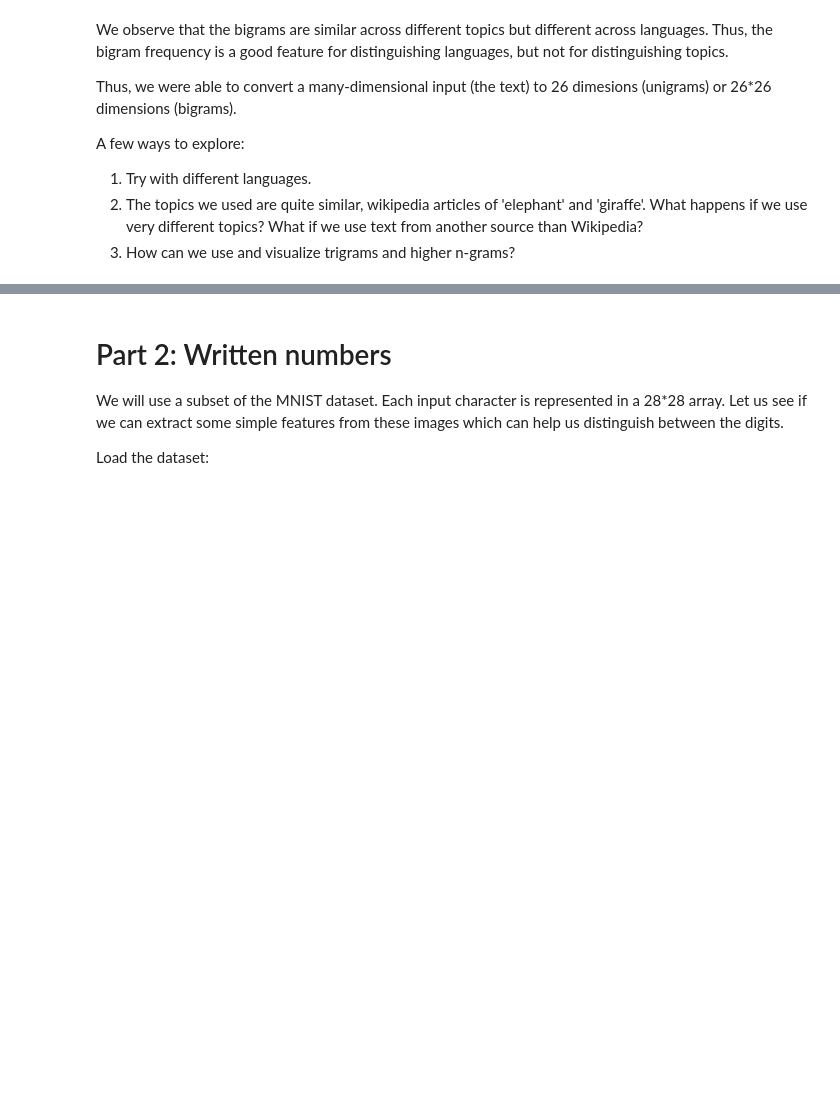
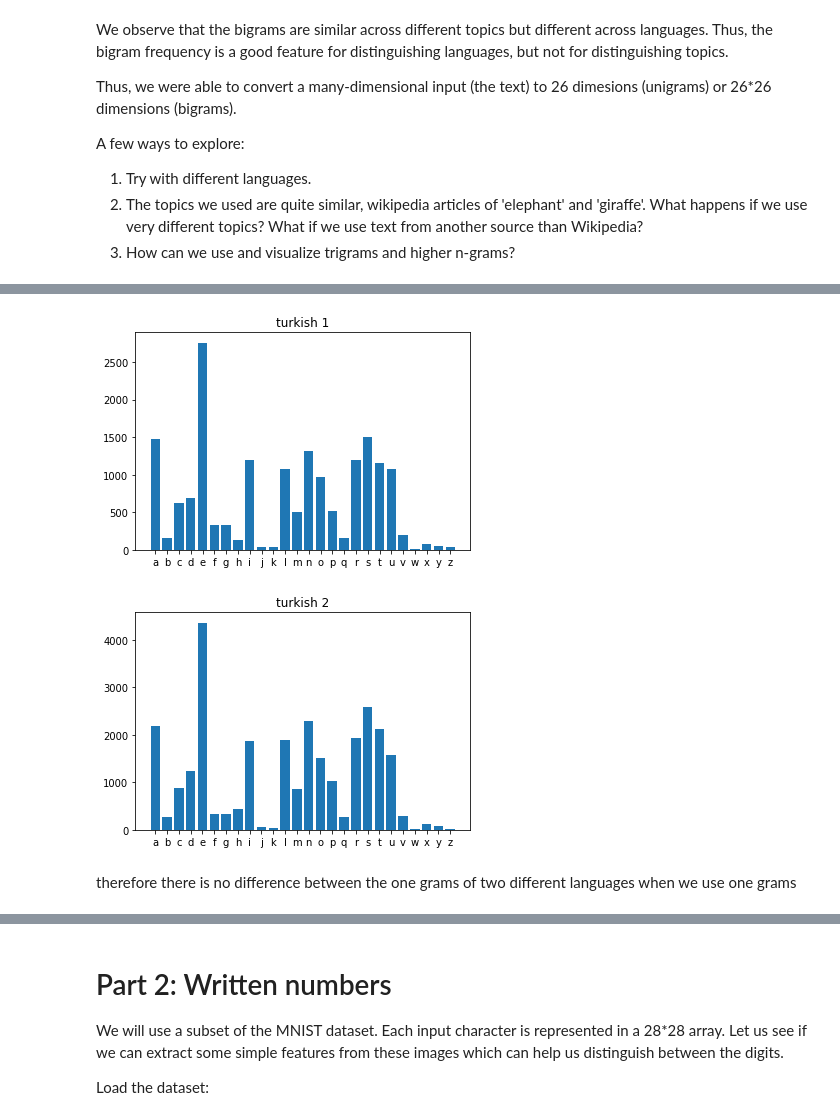
Before and after one commit to pavan-muddala/fmml2021, a Jupyter notebook: Lab1_Features.ipynb, the cells around one changed output, grey strips where cells are left out. Saved outputs shown, nothing was run; the diff lists cells and outputs as text; code cells hidden in the pictures; blank space fills up the shorter version.

```diff
--- a/Lab1_Features.ipynb
+++ b/Lab1_Features.ipynb
@@ -248,0 +265,14 @@ turkish2 = cleanup(fr2)
+# %%
+unigram_turkish1 = Counter(ngrams(turkish1,1))
+plothistogram(unigram_turkish1)
+plt.title('turkish 1')
+plt.show()
+unigram_turkish2 = Counter(ngrams(turkish2,1))
+plothistogram(unigram_turkish2)
+plt.title('turkish 2')
+plt.show()
+# %% [output]
+[figure, added]
+[figure, added]
+# %% [markdown]
+therefore there is no difference between the one grams of two different  languages when we use one grams
```
Also changed, not shown: parts of 9 cells of this notebook.
